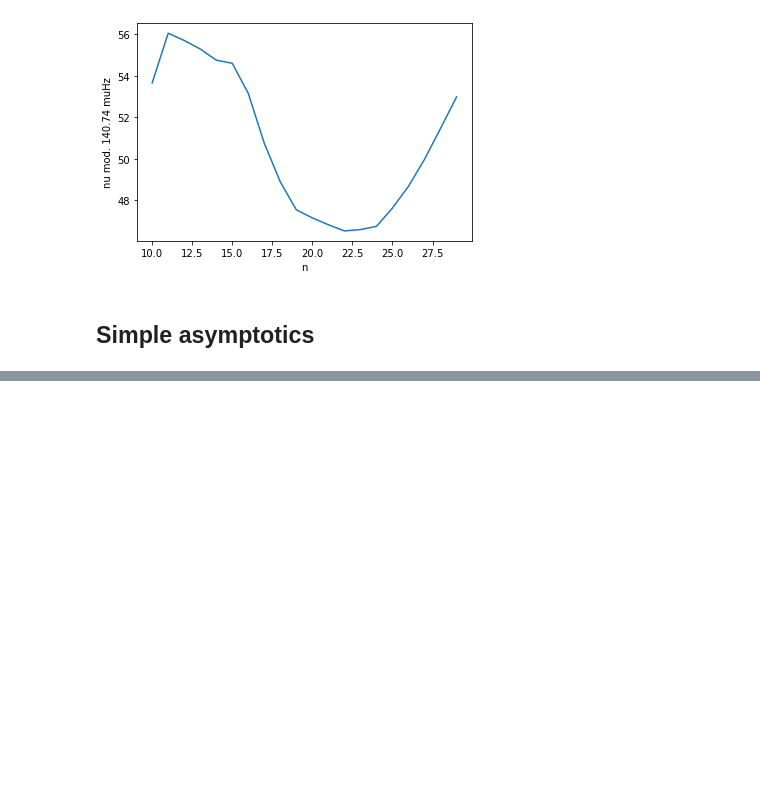
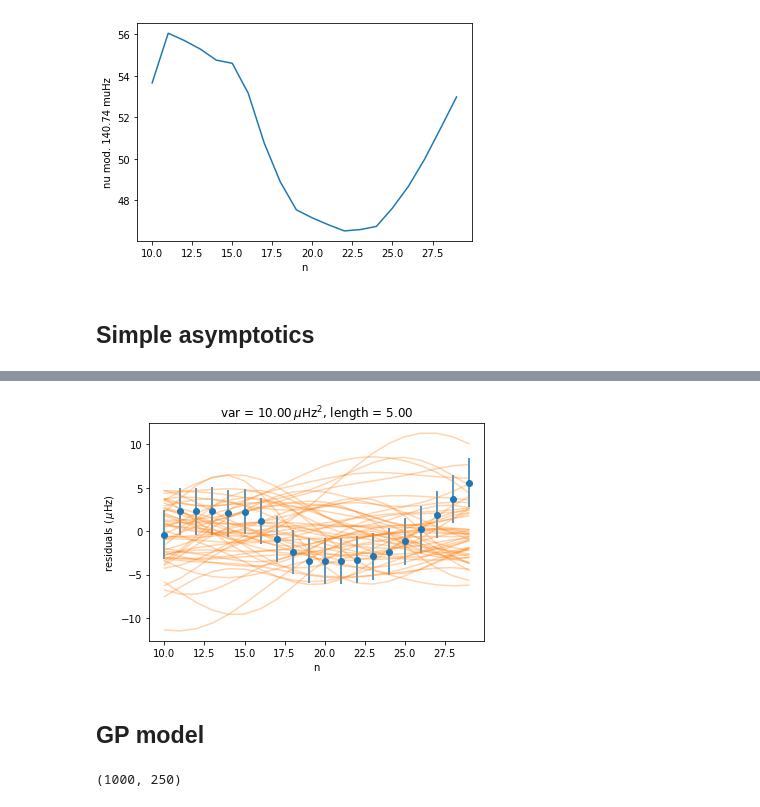
Before and after one commit to alexlyttle/asterion, a Jupyter notebook: notebook/gp_glitch.ipynb, the cells around one changed output, grey strips where cells are left out. Drawn from its saved outputs; the diff is of its cells as text; code cells hidden in the pictures; blank space fills up the shorter version.

```diff
--- a/notebook/gp_glitch.ipynb
+++ b/notebook/gp_glitch.ipynb
@@ -102,0 +148,29 @@ n_[re.shape
+# %%
+var = 10.0
+length = 5.0
+
+num_draws = 50
+num_pred = 250
+n_pred = np.linspace(n.min(), n.max(), num_pred)
+
+rng, key = random.split(rng, 3)
+
+kernel = SquaredExponential(var, length)
+gp = GP(kernel)
+dnu = gp.sample('dnu', n, sample_shape=(num_draws,), rng_key=key)
+# %%
+fig, ax = plt.subplots()
+
+plt.errorbar(n, nu - mean, yerr=sd, color='C0', marker='o', linestyle='none')
+
+nn = np.broadcast_to(n, dnu.shape)
+ax.plot(nn.T, dnu.T, color='C1', alpha=0.33)
+
+ax.set_xlabel('n')
+ax.set_ylabel(r'residuals ($\,\mu\mathrm{Hz}$)')
+
+ax.set_title(f'var = {var:.2f}' + r'$\,\mu\mathrm{Hz}^2$, ' + f'length = {length:.2f}');
+# %% [output]
+[figure, added]
+# %% [markdown]
+## GP model
@@ -102,0 +202,4 @@ n_[re.shape
+# %%
+prior_pred['mean_pred'].shape
+# %% [output]
+(1000, 250)
```
Also changed, not shown: parts of 25 cells of this notebook.
